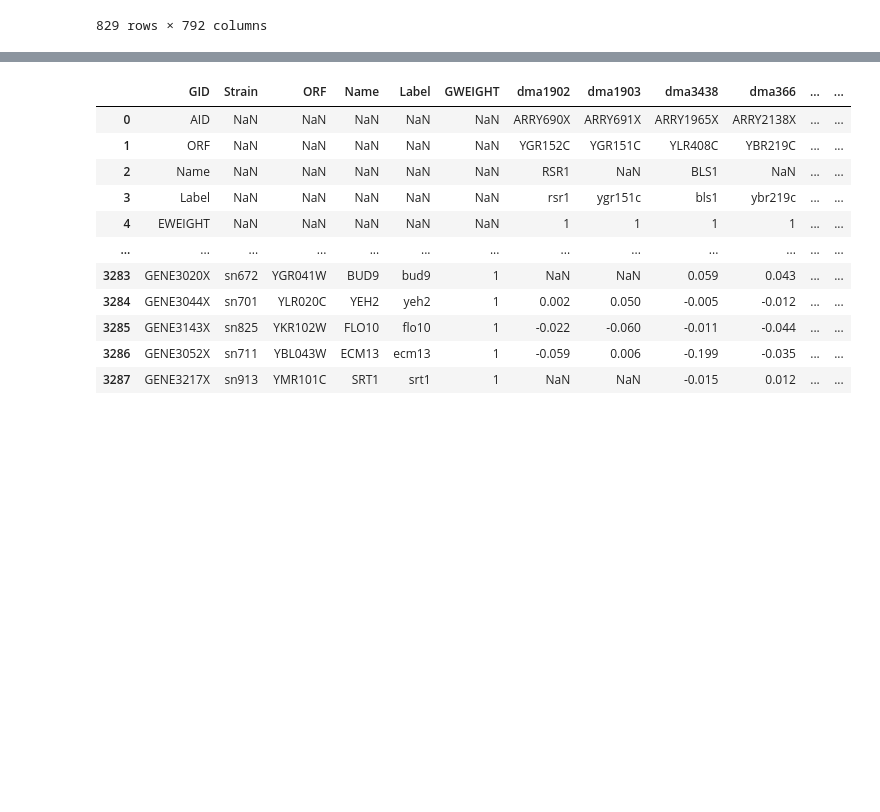
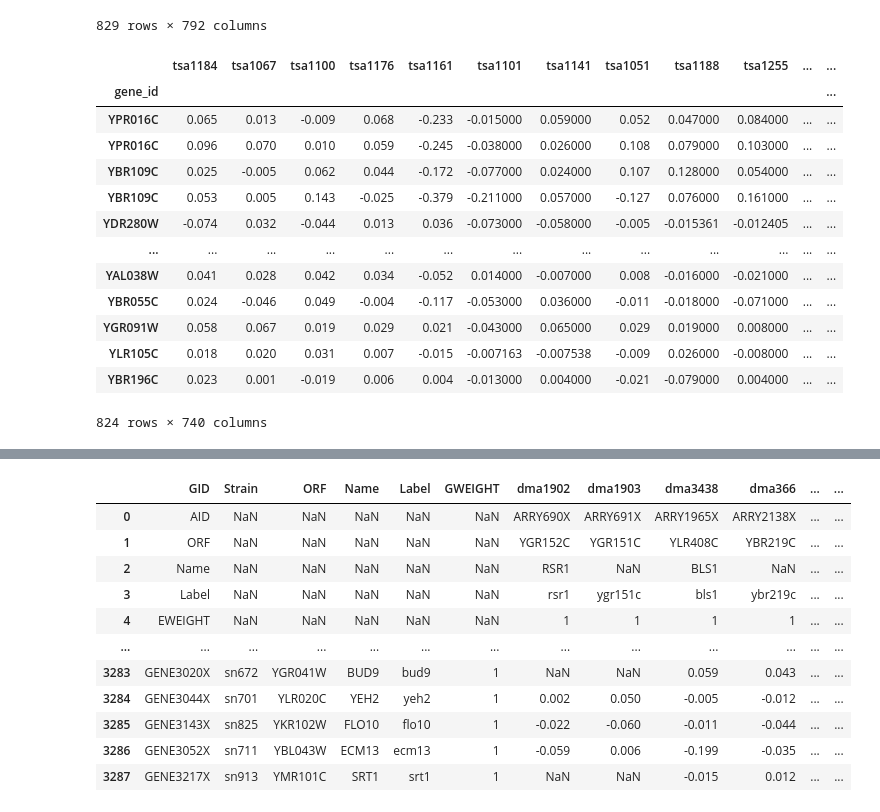
Before and after one commit to lesves/yeast-embeddings, a Jupyter notebook: ForSysGen.ipynb, the cells around one changed output, grey strips where cells are left out. Drawn from its saved outputs; the diff is of its cells as text; code cells hidden in the pictures; blank space fills up the shorter version.

Commit message:
filtered Costanzo Data

```diff
--- a/ForSysGen.ipynb
+++ b/ForSysGen.ipynb
@@ -363,6 +358,45 @@ GxG_data_Costanzo_ExE
 | 827 | GENE721X | tsq676 | YLR105C | SEN2 | sen2-1 | 1 | 0.018 | 0.020 | 0.031 | 0.004 | ... | ... |
 | 828 | GENE803X | tsq94 | YBR196C | PGI1 | pgi1-2 | 1 | 0.023 | 0.001 | -0.019 | 0.019 | ... | ... |
 829 rows × 792 columns
+# %%
+
+# Clear columns for ExE Data
+Costanzo_ExE_cleared = GxG_data_Costanzo_ExE.drop(GxG_data_Costanzo_ExE.columns[[0, 1, 3, 4]], axis=1)
+
+# Drop the columns without GWEIGHT
+Costanzo_ExE_cleared = Costanzo_ExE_cleared.dropna(subset=["GWEIGHT"])
+
+# Drop the GWEIGHT column, since all remaining GWEIGHTS are the same
+Costanzo_ExE_cleared = Costanzo_ExE_cleared.drop(columns=["GWEIGHT"])
+
+# Rename gene_id column and set it as index to match other datasets
+Costanzo_ExE_cleared = Costanzo_ExE_cleared.rename(columns={"ORF": "gene_id"}).set_index("gene_id")
+
+# Drop the columns with over 13% nan values
+Costanzo_ExE_cleared = Costanzo_ExE_cleared.loc[:, Costanzo_ExE_cleared.isna().sum() <= 100]
+
+# Convert the string float values to floats
+Costanzo_ExE_cleared = Costanzo_ExE_cleared.iloc[:, :].apply(pd.to_numeric, errors="coerce")
+
+# Fill remaining NaN values with the mean of the column (doesnt work since values are strings)
+Costanzo_ExE_cleared = Costanzo_ExE_cleared.fillna(Costanzo_ExE_cleared.mean())
+
+Costanzo_ExE_cleared
+# %% [output]
+|  | tsa1184 | tsa1067 | tsa1100 | tsa1176 | tsa1161 | tsa1101 | tsa1141 | tsa1051 | tsa1188 | tsa1255 | ... | ... |
+| gene_id |  |  |  |  |  |  |  |  |  |  |  | ... |
+| YPR016C | 0.065 | 0.013 | -0.009 | 0.068 | -0.233 | -0.015000 | 0.059000 | 0.052 | 0.047000 | 0.084000 | ... | ... |
+| YPR016C | 0.096 | 0.070 | 0.010 | 0.059 | -0.245 | -0.038000 | 0.026000 | 0.108 | 0.079000 | 0.103000 | ... | ... |
+| YBR109C | 0.025 | -0.005 | 0.062 | 0.044 | -0.172 | -0.077000 | 0.024000 | 0.107 | 0.128000 | 0.054000 | ... | ... |
+| YBR109C | 0.053 | 0.005 | 0.143 | -0.025 | -0.379 | -0.211000 | 0.057000 | -0.127 | 0.076000 | 0.161000 | ... | ... |
+| YDR280W | -0.074 | 0.032 | -0.044 | 0.013 | 0.036 | -0.073000 | -0.058000 | -0.005 | -0.015361 | -0.012405 | ... | ... |
+| ... | ... | ... | ... | ... | ... | ... | ... | ... | ... | ... | ... | ... |
+| YAL038W | 0.041 | 0.028 | 0.042 | 0.034 | -0.052 | 0.014000 | -0.007000 | 0.008 | -0.016000 | -0.021000 | ... | ... |
+| YBR055C | 0.024 | -0.046 | 0.049 | -0.004 | -0.117 | -0.053000 | 0.036000 | -0.011 | -0.018000 | -0.071000 | ... | ... |
+| YGR091W | 0.058 | 0.067 | 0.019 | 0.029 | 0.021 | -0.043000 | 0.065000 | 0.029 | 0.019000 | 0.008000 | ... | ... |
+| YLR105C | 0.018 | 0.020 | 0.031 | 0.007 | -0.015 | -0.007163 | -0.007538 | -0.009 | 0.026000 | -0.008000 | ... | ... |
+| YBR196C | 0.023 | 0.001 | -0.019 | 0.006 | 0.004 | -0.013000 | 0.004000 | -0.021 | -0.079000 | 0.004000 | ... | ... |
+824 rows × 740 columns
 # %%
 GxG_data_Costanzo_ExN
 # %% [output]
```
Also changed, not shown: parts of 12 cells of this notebook.
